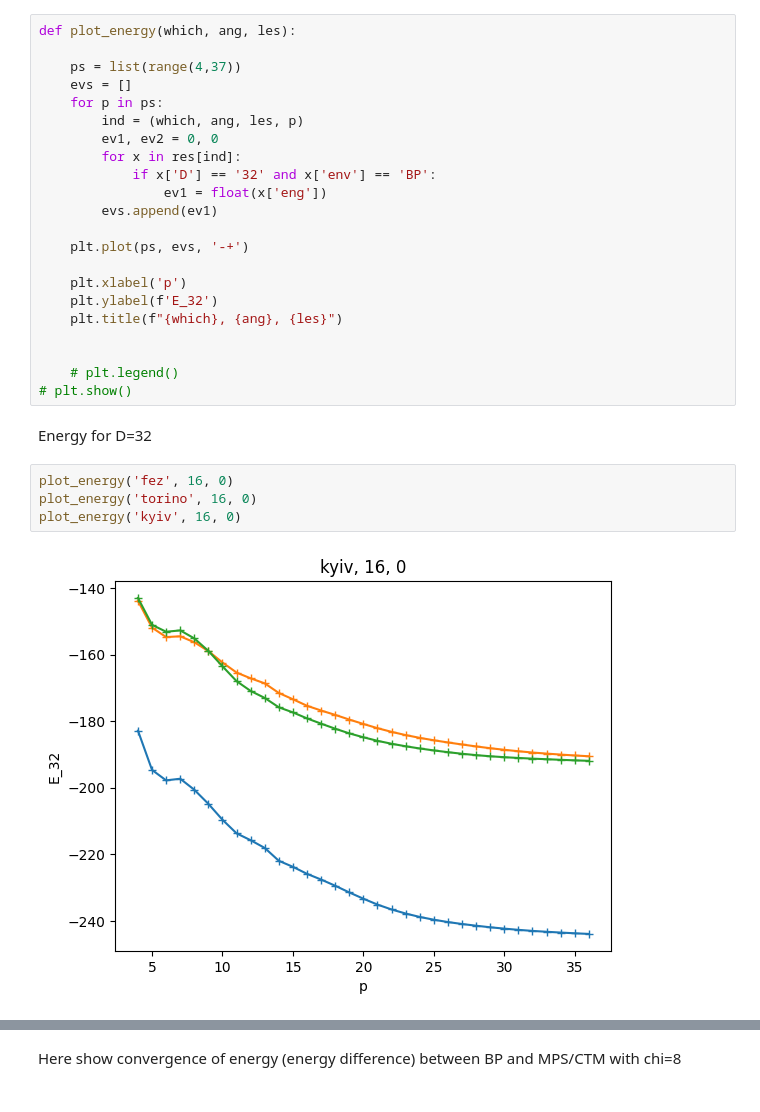
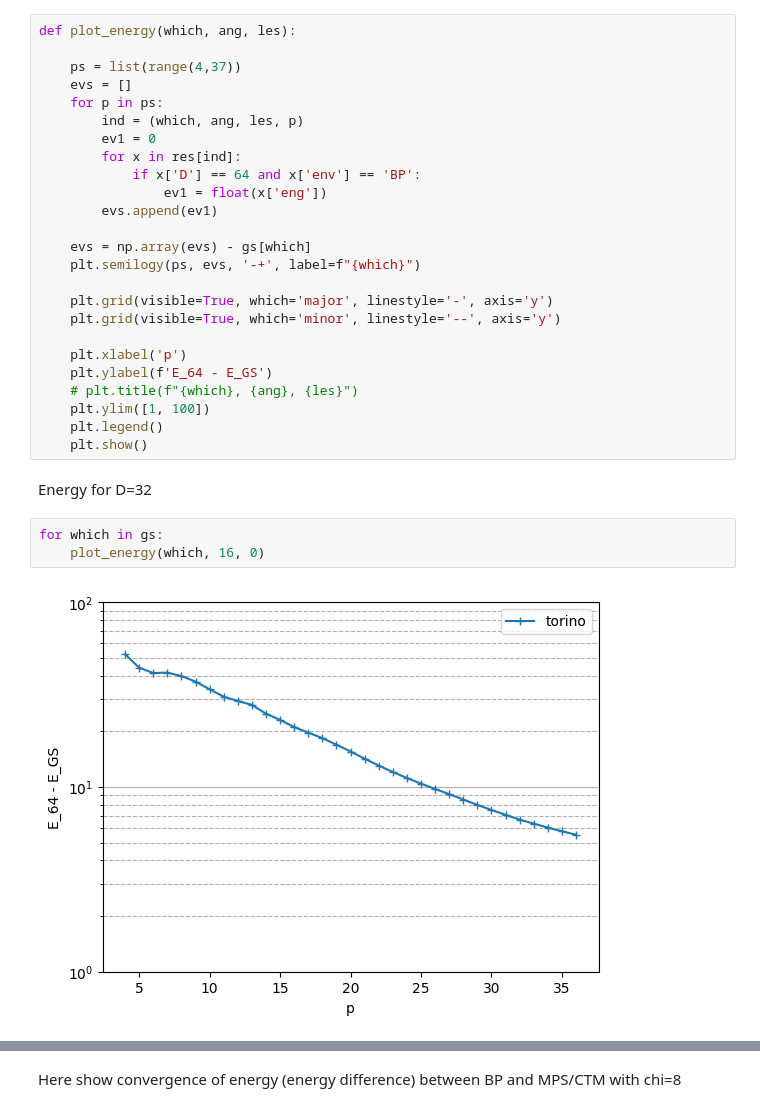
Before and after one commit to marekrams/hex, a Jupyter notebook: view_results.ipynb, the cells around one changed output, grey strips where cells are left out. Cells and saved outputs as stored; diff of their text form.

```diff
--- a/view_results.ipynb
+++ b/view_results.ipynb
@@ -133,26 +145,28 @@ def plot_energy(which, ang, les):
     evs = []
     for p in ps:
         ind = (which, ang, les, p)
-        ev1, ev2 = 0, 0
+        ev1 = 0
         for x in res[ind]:
-            if x['D'] == '32' and x['env'] == 'BP':
+            if x['D'] == 64 and x['env'] == 'BP':
                 ev1 = float(x['eng'])
         evs.append(ev1)
 
-    plt.plot(ps, evs, '-+')
+    evs = np.array(evs) - gs[which]
+    plt.semilogy(ps, evs, '-+', label=f"{which}")
+
+    plt.grid(visible=True, which='major', linestyle='-', axis='y')
+    plt.grid(visible=True, which='minor', linestyle='--', axis='y')
 
     plt.xlabel('p')
-    plt.ylabel(f'E_32')
-    plt.title(f"{which}, {ang}, {les}")
-
-
-    # plt.legend()
-# plt.show()
+    plt.ylabel(f'E_64 - E_GS')
+    # plt.title(f"{which}, {ang}, {les}")
+    plt.ylim([1, 100])
+    plt.legend()
+    plt.show()
 # %% [markdown]
 Energy for D=32
-# %%
-plot_energy('fez', 16, 0)
-plot_energy('torino', 16, 0)
-plot_energy('kyiv', 16, 0)
-# %% [output]
-[figure, removed]
+# %%
+for which in gs:
+    plot_energy(which, 16, 0)
+# %% [output]
+[figure, added]
```
Also changed, not shown: parts of 17 cells of this notebook, 3 other files.
